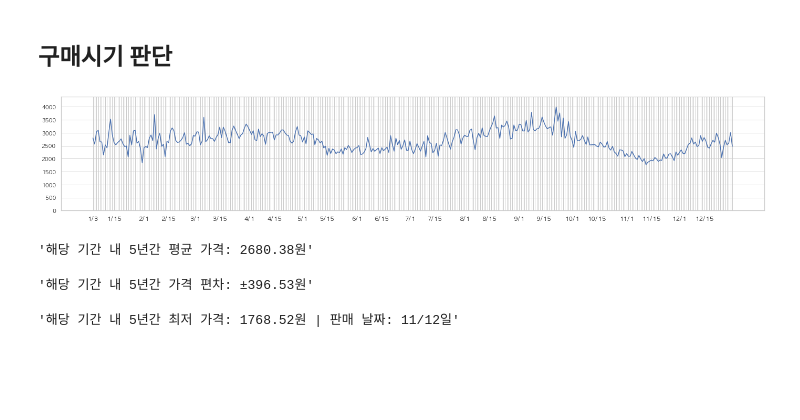
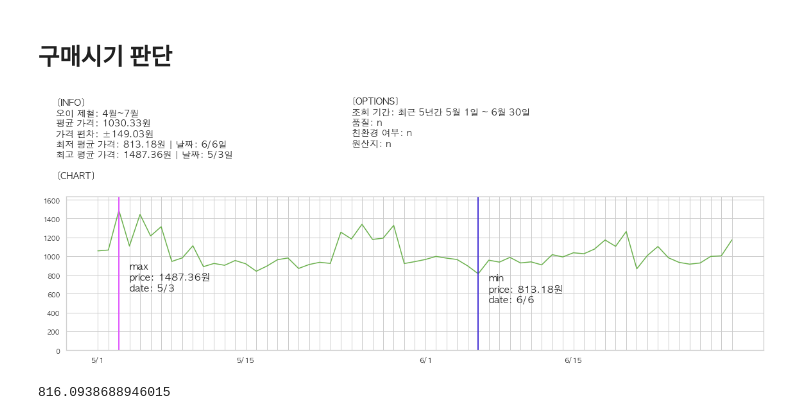
Before and after one commit to LUCI031/grocery_auction, a Jupyter notebook: 22.11.eda3.ipynb, the cells around one changed output. Cells and saved outputs as stored; diff of their text form; code cells hidden in the pictures; blank space fills up the shorter version.

```diff
--- a/22.11.eda3.ipynb
+++ b/22.11.eda3.ipynb
@@ -357,7 +372,7 @@ df.groupby('prd').sum().sort_values('scale',ascending=False).head(10)
 # %% [markdown]
 # 품목별 탐색
 # %%
-prd = '배추'
+prd = '오이'
 display('이상치 처리')
 display('처리 전')
 dist(df,prd,'price_kg')
@@ -483,44 +495,87 @@ aaa = finder((prd),year_cnt=5)#,date1=(1,1),date2=(3,31))
+# %%
+p_option = {'prd':'오이',
+            'year_cnt': 5,
+            'date1':(5,1),
+            'date2':(6,30),
+            'qual':'n',
+            'eco':'n',
+            'origin':'n'
+            }
+# origin = (도명,시명)
+
+aaa = finder(prd=p_option['prd'],
+            year_cnt=p_option['year_cnt'],
+            date1=p_option['date1'],
+            date2=p_option['date2'],
+            qual=p_option['qual'],
+            eco=p_option['eco'],
+            origin=p_option['origin'])
 # %%
 # matplotlib 폰트설정
 plt.rc('font', family='AppleGothic') # For MacOS
 # plt.rc('font', family='NanumGothic') # For Windows
 plt.rcParams['font.family']
 %matplotlib inline
 #브라우저에서 바로 이미지를 그린다.
 
 colors = ['#ff9f43','#f368e0','#1dd1a1','#576574','#341f97']
-plt.figure(figsize=(24,4),facecolor="white")
+plt.figure(figsize=(16,4),facecolor="white")
 ###
-k = aaa[aaa['prd']==prd].groupby(['month','day']).mean().reset_index()
+k = aaa[aaa['prd']==p_option['prd']].groupby(['month','day']).mean().reset_index()
 k['date'] = ''
 names = []
 nums = 0
 years = sorted(list(aaa['year'].unique()))
 
 for i in range(len(k)):
     k['date'][i] = str(k.iloc[i][0])+'/'+str(k.iloc[i][1])
     if (k.iloc[i][0]) != nums:
         nums = (k.iloc[i][0])
         names.append(str(k.iloc[i][0])+'/'+str(k.iloc[i][1]))
     elif (k.iloc[i][1]) == 15:
         names.append(str(k.iloc[i][0])+'/'+str(k.iloc[i][1]))
     else:
         names.append('')
 
 plt.rc('font', size=13)
 plt.rc('ytick', labelsize=10)
-plt.plot(k['date'],k['price_kg'])#color=['#0abde3','#1dd1a1'])
+
+#plt.figtext(0.5,1,f'"{years[0]}~{years[-1]}년" <{p_option["date1"][0]}월 {p_option["date1"][1]}일~{p_option["date2"][0]}월 {p_option["date2"][1]}일> {p_option["prd"]} 평균 가격',horizontalalignment ="center")
+plt.figtext(0.03,1.05,f'''[INFO]
+{p_option["prd"]} 제철: {dics1[p_option["prd"]][0]}월~{dics1[p_option["prd"]][1]}월
+평균 가격: {round(k["price_kg"].mean(),2)}원
+가격 편차: ±{round(k["price_kg"].std(),2)}원
+최저 평균 가격: {round(k["price_kg"].min(),2)}원 | 날짜: {k[k["price_kg"]==(k["price_kg"].min())].values[0][-1]}일
+최고 평균 가격: {round(k["price_kg"].max(),2)}원 | 날짜: {k[k["price_kg"]==(k["price_kg"].max())].values[0][-1]}일
+
+[CHART]''',fontsize=14)
+
+plt.figtext(0.43,1,f'''[OPTIONS]
+조회 기간: 최근 {p_option["year_cnt"]}년간 {p_option["date1"][0]}월 {p_option["date1"][1]}일 ~ {p_option["date2"][0]}월 {p_option["date2"][1]}일
+품질: {p_option["qual"]}
+친환경 여부: {p_option["eco"]}
+원산지: {p_option["origin"]}
+
+
+
+     ''',fontsize=14)
+plt.plot(k['date'],k['price_kg'],color=prd_color[p_option["prd"]])
+plt.axvline(k[k["price_kg"]==(k["price_kg"].min())].values[0][-1],0,1, color='#4834d4',linestyle='-',linewidth=2)
+plt.axvline(k[k["price_kg"]==(k["price_kg"].max())].values[0][-1],0,1, color='#e056fd',linestyle='-',linewidth=2)
+plt.text(k[k["price_kg"]==(k["price_kg"].min())].index[0]+1,k[k["price_kg"]==(k["price_kg"].min())].values[0][-4],f'min\nprice: {round(k[k["price_kg"]==(k["price_kg"].min())].values[0][-4],2)}원\ndate: {k[k["price_kg"]==(k["price_kg"].min())].values[0][-1]}',
+        fontsize=15,va='top',ha='left')
+plt.text(k[k["price_kg"]==(k["price_kg"].max())].index[0]+1,k[k["price_kg"]==(k["price_kg"].max())].values[0][-4]-550,f'max\nprice: {round(k[k["price_kg"]==(k["price_kg"].max())].values[0][-4],2)}원\ndate: {k[k["price_kg"]==(k["price_kg"].max())].values[0][-1]}',
+        fontsize=15,va='top',ha='left')
 # plt.legend()
 plt.ylim(0,max(k['price_kg']*1.1))
 plt.xticks(k['date'],names)
 
+
+plt.tight_layout()
 plt.show()
-
-display(f'해당 기간 내 {len(years)}년간 평균 가격: {round(k["price_kg"].mean(),2)}원')
-display(f'해당 기간 내 {len(years)}년간 가격 편차: ±{round(k["price_kg"].std(),2)}원')
-display(f'해당 기간 내 {len(years)}년간 최저 가격: {round(k["price_kg"].min(),2)}원 | 판매 날짜: {k[k["price_kg"]==(k["price_kg"].min())].values[0][-1]}일')
 # %% [output]
-[figure, old version]
+[figure, new version]
-'해당 기간 내 5년간 평균 가격: 2680.38원'
-'해당 기간 내 5년간 가격 편차: ±396.53원'
-'해당 기간 내 5년간 최저 가격: 1768.52원 | 판매 날짜: 11/12일'
+# %%
+k[k["price_kg"]==(k["price_kg"].min())].values[0][-4]
+# %% [output]
+816.0938688946015
```
Also changed, not shown: parts of 5 cells of this notebook, 2 other files.
